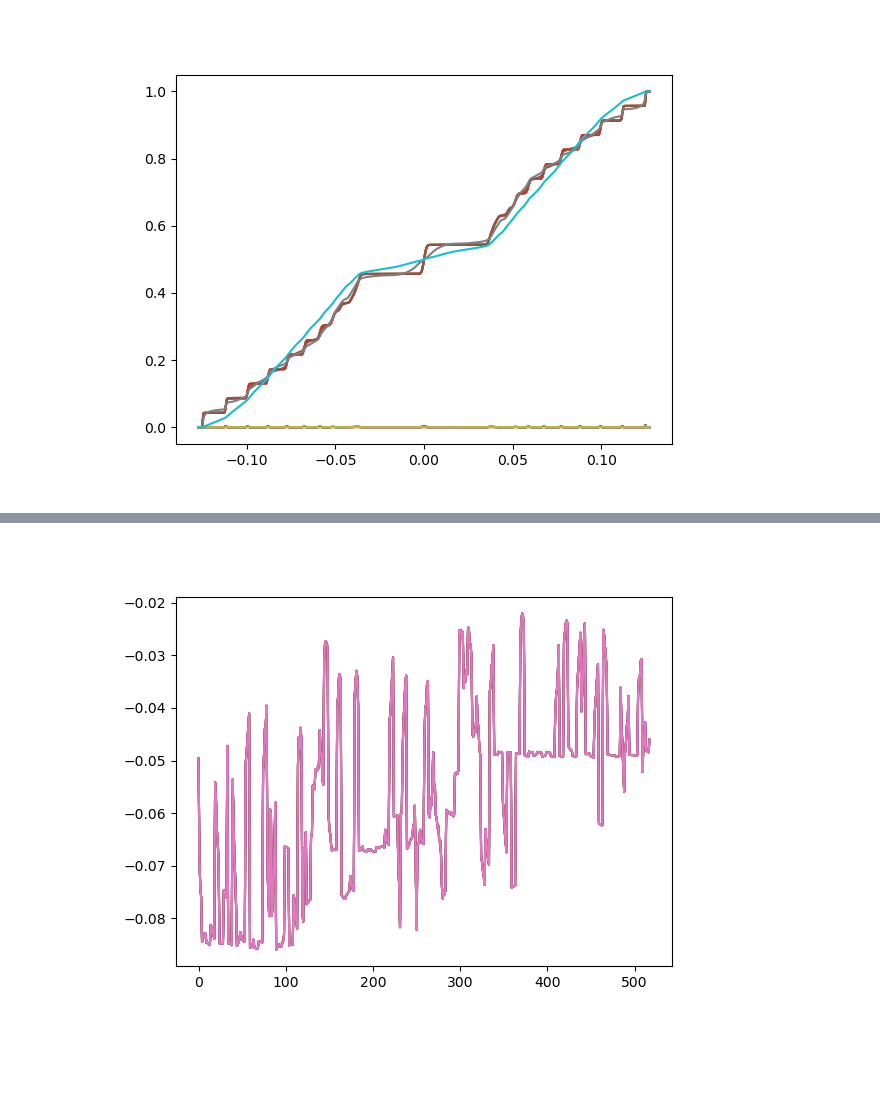
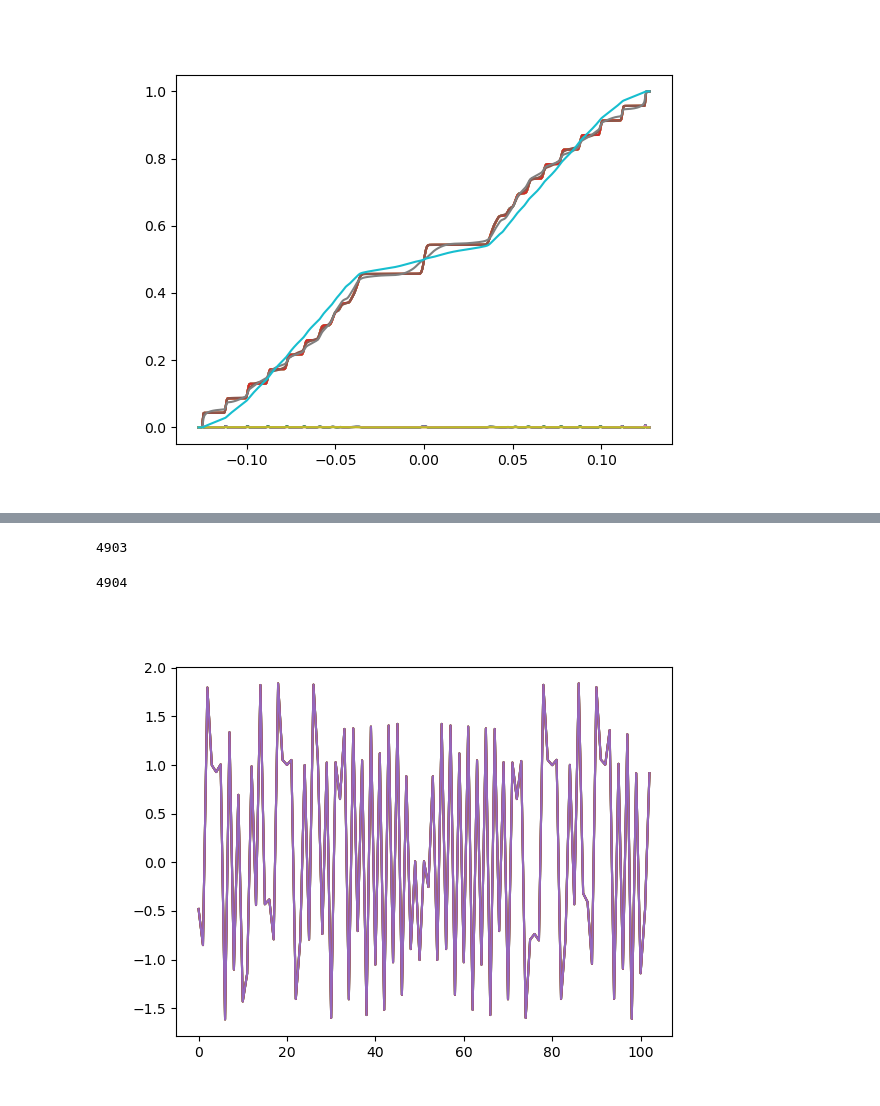
Before and after one commit to yzhaoo/EQuantum, a Jupyter notebook: dotgate.ipynb, the cells around one changed output, grey strips where cells are left out. Drawn from its saved outputs; the diff is of its cells as text; code cells hidden in the pictures; blank space fills up the shorter version.

```diff
--- a/dotgate.ipynb
+++ b/dotgate.ipynb
@@ -168 +187,5 @@ No artists with labels found to put in legend.  Note that artists whose label st
+# %%
+indicate=np.zeros(len(fsc.Qsites))
+for idx in cut_idx:
+    indicate[idx]=fsc.ni[fsc.Qprime][idx]
 # %%
@@ -186,3 +245,5 @@ plt.show()
 ## Solve FSC
 # %%
 fsc.solve(syst,save=datapath+"test")
+# %%
+fsc.update_Qprime()
@@ -193,3 +256,5 @@ fsc.local_solver()
+# %%
+fsc.update_Poisson()
 # %%
 import quantum_solvers
 importlib.reload(quantum_solvers)
@@ -241,15 +322,23 @@ IndexError: only integers, slices (`:`), ellipsis (`...`), numpy.newaxis (`None`
+# %%
+site
+# %% [output]
+4903
+# %%
+len(fsc.Qsites)
+# %% [output]
+4904
 # %%
 fsc.update_Poisson()
 # %%
 
-data=sio.loadmat("/scratch/zhaoyuha/Datas/EQuantum_data/topgate/test0003_06")
+data=sio.loadmat("/scratch/zhaoyuha/Datas/EQuantum_data/topgate/test")
 Uis=data['Uis']
 nis=data['nis']
 # %%
 cut_idx=[idx for idx in range(len(fsc.sites)) if np.abs(fsc.sites[idx].coordinates[0])<0.01 and fsc.sites[idx].material=='Qsystem']
 plt.figure()
-for Uii in Uis:
+for Uii in nis:
     plt.plot(Uii[cut_idx])
 plt.show()
 # %% [output]
-[figure, old version]
+[figure, new version]
```
Also changed, not shown: parts of 27 cells of this notebook, 7 other files.
